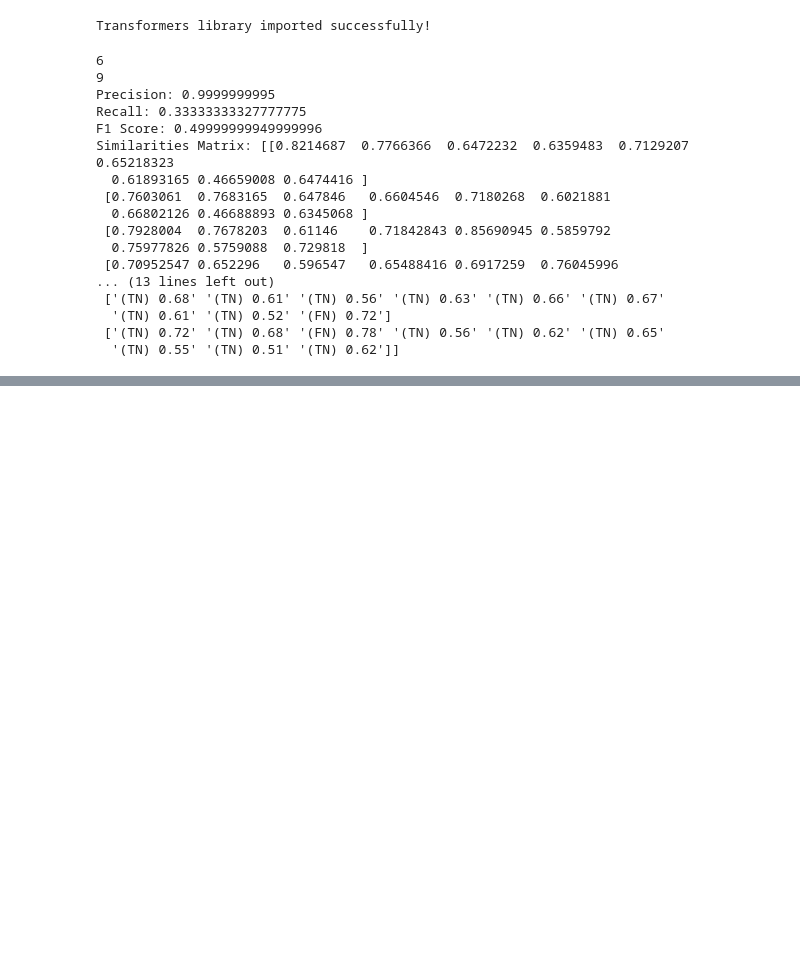
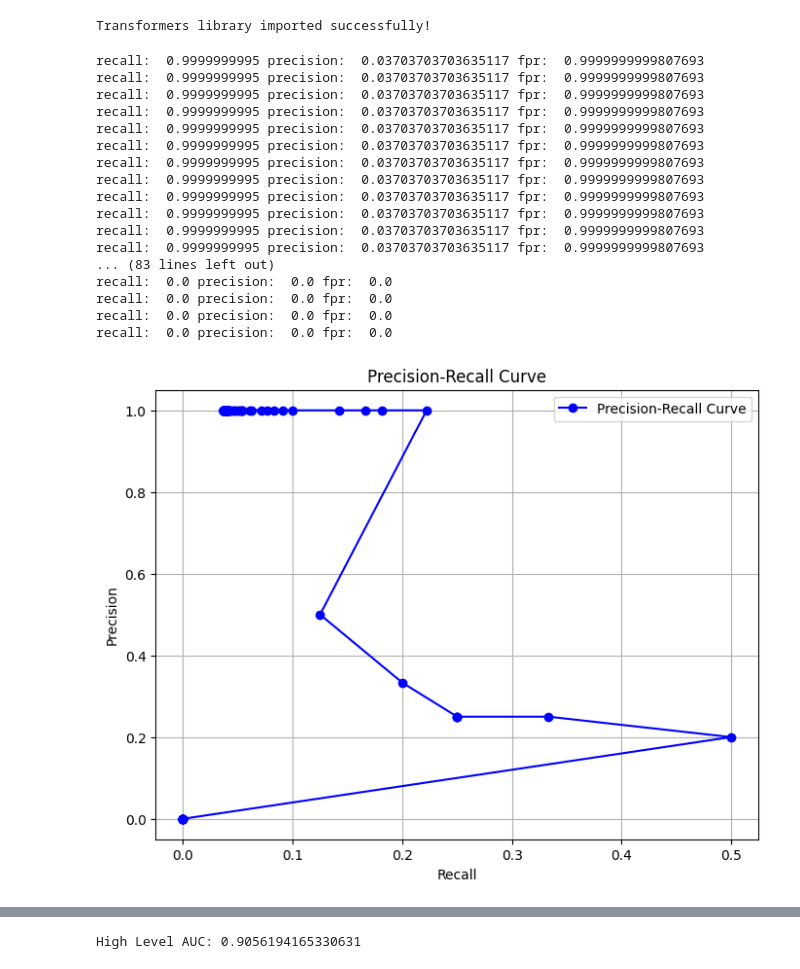
Before and after one commit to dadoluca/LLM_Agent-Goal_Oriented_API_Alignement, a Jupyter notebook: main.ipynb, the cells around one changed output, grey strips where cells are left out. Cells and saved outputs as stored; diff of their text form; code cells hidden in the pictures; blank space fills up the shorter version.

Commit message:
added real evalution on generated high/low goals and actors

```diff
--- a/main.ipynb
+++ b/main.ipynb
@@ -722,42 +721,30 @@ print("Transformers library imported successfully!")
 # %% [output]
 Transformers library imported successfully!
 # %%
-from goal_evaluator import GoalEvaluator
-
 # List of high-level goals
 generated_goals = [goal.description for goal in highLevelGoals.goals]
-#generated_goals = ['Enable rapid annotation of genetic variants in cancer.', 'Provide automated interpretation of genetic variants in cancer.', 'Integrate existing data resources for comprehensive genetic insights.', 'Translate DNA changes to protein alterations for user understanding.', 'Assess functional impact of protein mutations for informed analysis.', 'Provide information on mutation frequencies for research utility.', 'Deliver gene function data to aid in variant analysis.', 'Interpret variant effects for clinical and research guidance.', 'Present clinical relevance of mutations for user reference.', "outlier"]
 manual_goals = ["Provide fast and automated annotation of genetic variants", "Enable high-throughput interpretation of genetic variants", "Integrate information from various existing resources", "Convert DNA changes to protein changes", "Predict functional effects of protein mutations", "Provide information about mutation frequencies", "Offer insights into gene function", "Detail variant effects", "Highlight clinical actionability of variants"]
-#generated_goals = ["View trail descriptions", "Record fitness data", "Send push notifications to users"]
-#manual_goals = ["Browse trails", "View descriptions", "Record fitness data"]
-evaluator = GoalEvaluator(preprocess = True)
 
-# Computes the Similarities Matrix
-results = evaluator.evaluate(generated_goals, manual_goals,0.8)
+evaluator = GoalEvaluator(preprocess = False)
 
-print(len(generated_goals))
-print(len(manual_goals))
-
-print("Precision:", results["precision"])
-print("Recall:", results["recall"])
-print("F1 Score:", results["f1_score"])
-print("Similarities Matrix:", results["similarities"])
-print("Rate table:", results["rate_table"])
+auc = evaluator.print_roc_prec_rec_curve(generated_goals, manual_goals)
+print("High Level AUC:", auc)
 # %% [output]
-6
-9
-Precision: 0.9999999995
-Recall: 0.33333333327777775
-F1 Score: 0.49999999949999996
-Similarities Matrix: [[0.8214687  0.7766366  0.6472232  0.6359483  0.7129207  0.65218323
-  0.61893165 0.46659008 0.6474416 ]
- [0.7603061  0.7683165  0.647846   0.6604546  0.7180268  0.6021881
-  0.66802126 0.46688893 0.6345068 ]
- [0.7928004  0.7678203  0.61146    0.71842843 0.85690945 0.5859792
-  0.75977826 0.5759088  0.729818  ]
- [0.70952547 0.652296   0.596547   0.65488416 0.6917259  0.76045996
-... (13 lines left out)
- ['(TN) 0.68' '(TN) 0.61' '(TN) 0.56' '(TN) 0.63' '(TN) 0.66' '(TN) 0.67'
-  '(TN) 0.61' '(TN) 0.52' '(FN) 0.72']
- ['(TN) 0.72' '(TN) 0.68' '(FN) 0.78' '(TN) 0.56' '(TN) 0.62' '(TN) 0.65'
-  '(TN) 0.55' '(TN) 0.51' '(TN) 0.62']]
+recall:  0.9999999995 precision:  0.03703703703635117 fpr:  0.9999999999807693
+recall:  0.9999999995 precision:  0.03703703703635117 fpr:  0.9999999999807693
+recall:  0.9999999995 precision:  0.03703703703635117 fpr:  0.9999999999807693
+recall:  0.9999999995 precision:  0.03703703703635117 fpr:  0.9999999999807693
+recall:  0.9999999995 precision:  0.03703703703635117 fpr:  0.9999999999807693
+recall:  0.9999999995 precision:  0.03703703703635117 fpr:  0.9999999999807693
+recall:  0.9999999995 precision:  0.03703703703635117 fpr:  0.9999999999807693
+recall:  0.9999999995 precision:  0.03703703703635117 fpr:  0.9999999999807693
+recall:  0.9999999995 precision:  0.03703703703635117 fpr:  0.9999999999807693
+recall:  0.9999999995 precision:  0.03703703703635117 fpr:  0.9999999999807693
+recall:  0.9999999995 precision:  0.03703703703635117 fpr:  0.9999999999807693
+recall:  0.9999999995 precision:  0.03703703703635117 fpr:  0.9999999999807693
+... (83 lines left out)
+recall:  0.0 precision:  0.0 fpr:  0.0
+recall:  0.0 precision:  0.0 fpr:  0.0
+recall:  0.0 precision:  0.0 fpr:  0.0
+recall:  0.0 precision:  0.0 fpr:  0.0
+[figure, added]
@@ -763,0 +752 @@ Similarities Matrix: [[0.8214687  0.7766366  0.6472232  0.6359483  0.7129207  0.
+High Level AUC: 0.9056194165330631
```
Also changed, not shown: parts of 15 cells of this notebook, 1 other file.
